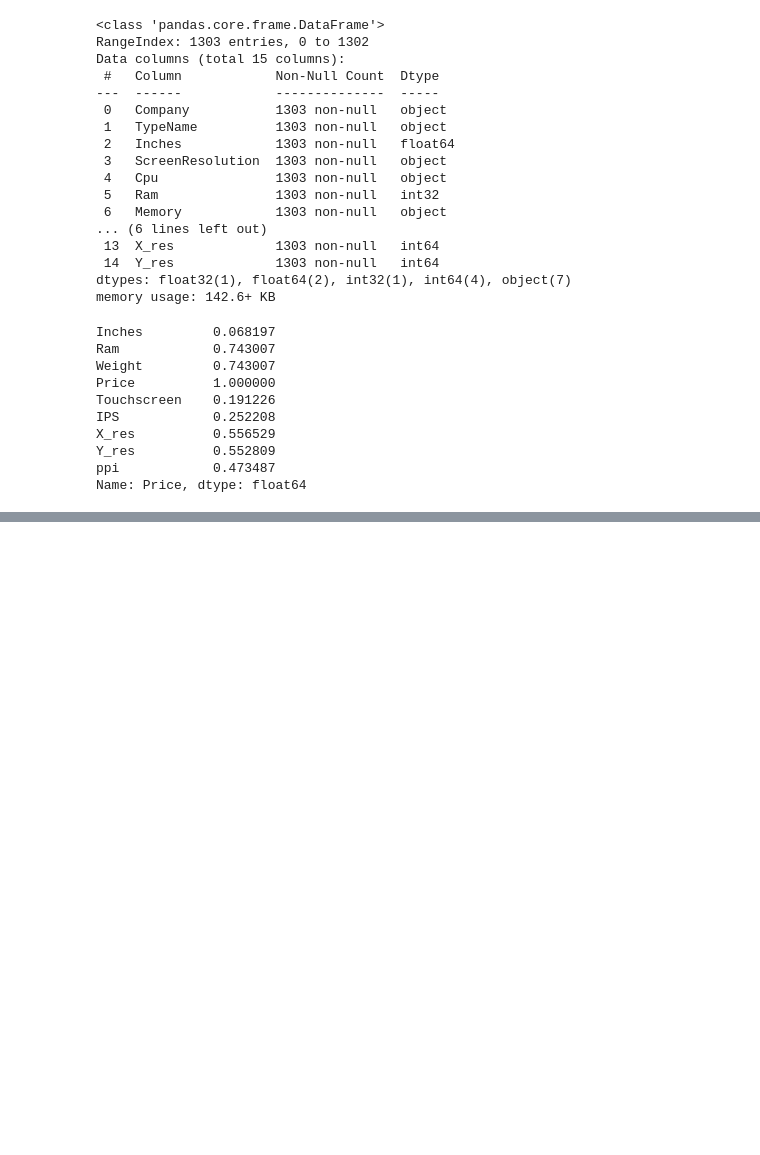
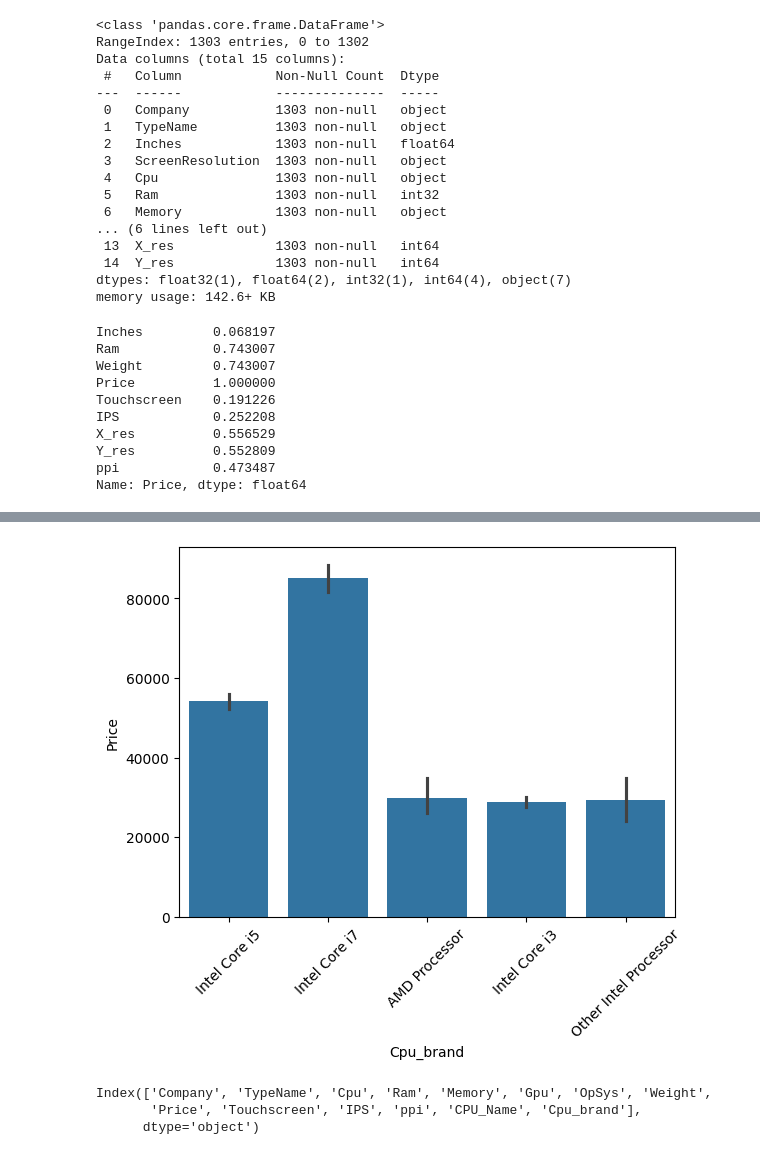
Before and after one commit to hamant-jagwan/Laptop_Price_Prediction, a Jupyter notebook: Laptop_Price_Prediction.ipynb, the cells around one changed output, grey strips where cells are left out. Cells and saved outputs as stored; diff of their text form; code cells hidden in the pictures; blank space fills up the shorter version.

```diff
--- a/Laptop_Price_Prediction.ipynb
+++ b/Laptop_Price_Prediction.ipynb
@@ -263,0 +315,11 @@ df.sample(5)
+# %%
+sns.barplot(x= df['Cpu_brand'], y = df['Price'])
+plt.xticks(rotation=45);
+# %% [output]
+[figure, added]
+# %%
+df.columns
+# %% [output]
+Index(['Company', 'TypeName', 'Cpu', 'Ram', 'Memory', 'Gpu', 'OpSys', 'Weight',
+       'Price', 'Touchscreen', 'IPS', 'ppi', 'CPU_Name', 'Cpu_brand'],
+      dtype='object')
```
Also changed, not shown: parts of 25 cells of this notebook.
